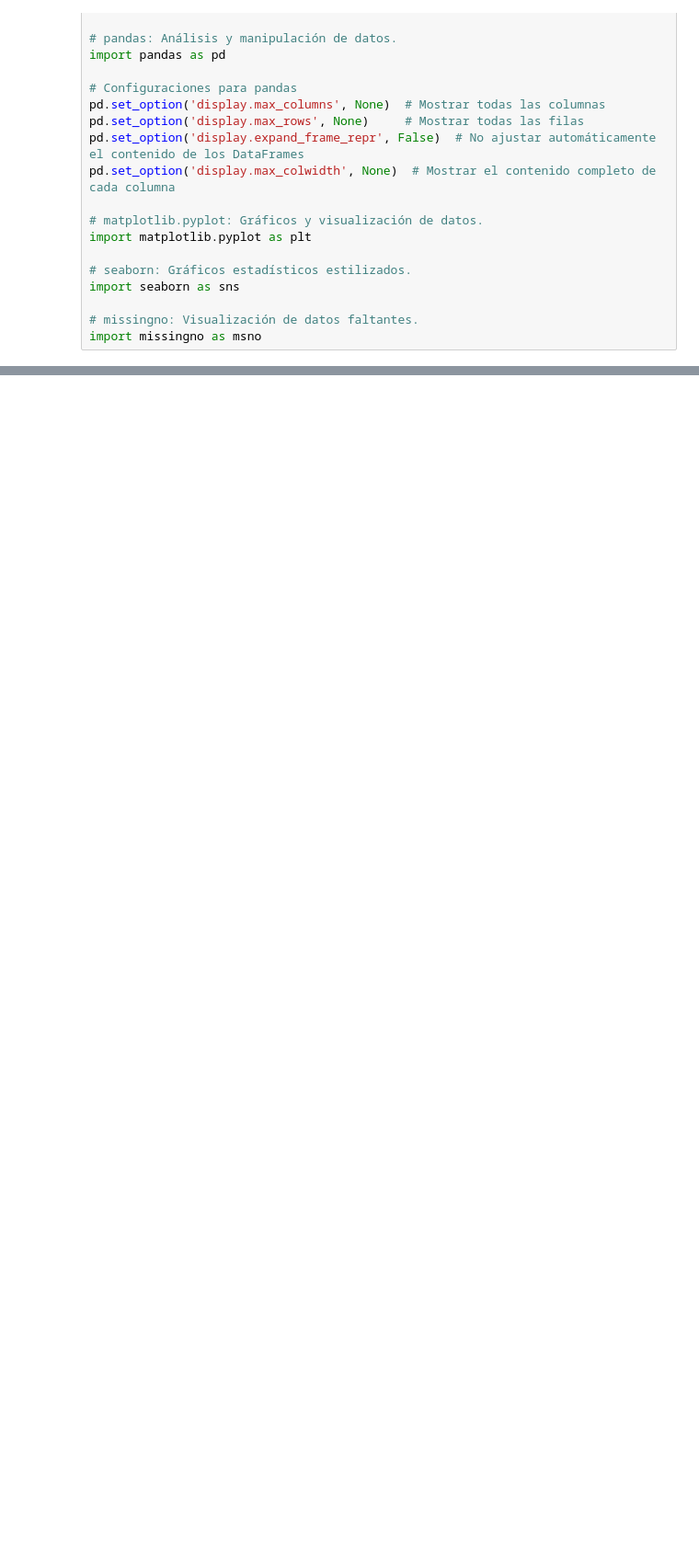
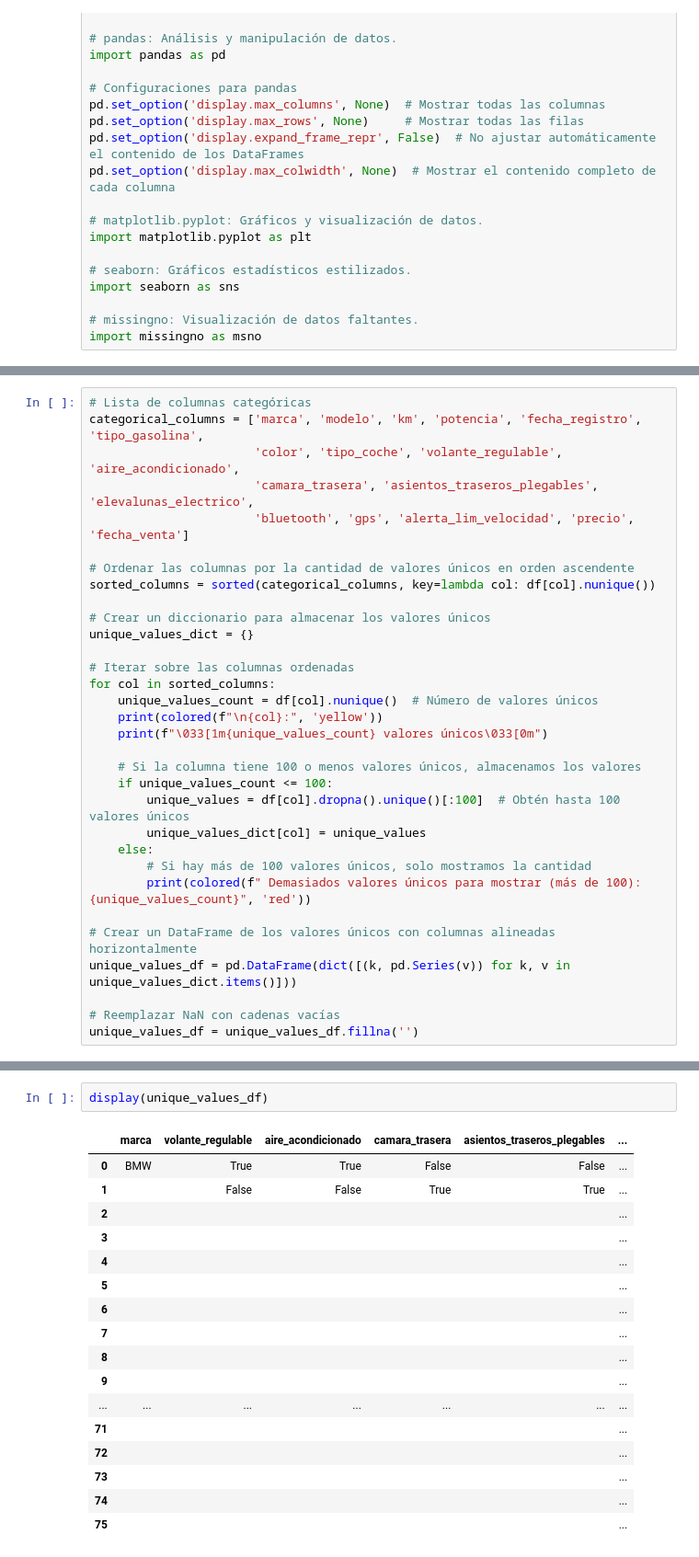
Before and after one commit to Wolfsteno/data-science-projects, a Jupyter notebook: Entregable 1 Data Engineering/main.ipynb, the cells around one changed output, grey strips where cells are left out. Shown at 92% size. Saved outputs shown, nothing was run; the diff lists cells and outputs as text; blank space fills up the shorter version.

```diff
--- a/Entregable 1 Data Engineering/main.ipynb
+++ b/Entregable 1 Data Engineering/main.ipynb
@@ -204,0 +114,32 @@ Ejemplos de 'volante_regulable':
+# %%
+# Lista de columnas categóricas
+categorical_columns = ['marca', 'modelo', 'km', 'potencia', 'fecha_registro', 'tipo_gasolina',
+                       'color', 'tipo_coche', 'volante_regulable', 'aire_acondicionado',
+                       'camara_trasera', 'asientos_traseros_plegables', 'elevalunas_electrico',
+                       'bluetooth', 'gps', 'alerta_lim_velocidad', 'precio', 'fecha_venta']
+
+# Ordenar las columnas por la cantidad de valores únicos en orden ascendente
+sorted_columns = sorted(categorical_columns, key=lambda col: df[col].nunique())
+
+# Crear un diccionario para almacenar los valores únicos
+unique_values_dict = {}
+
+# Iterar sobre las columnas ordenadas
+for col in sorted_columns:
+    unique_values_count = df[col].nunique()  # Número de valores únicos
+    print(colored(f"\n{col}:", 'yellow'))
+    print(f"\033[1m{unique_values_count} valores únicos\033[0m")
+
+    # Si la columna tiene 100 o menos valores únicos, almacenamos los valores
+    if unique_values_count <= 100:
+        unique_values = df[col].dropna().unique()[:100]  # Obtén hasta 100 valores únicos
+        unique_values_dict[col] = unique_values
+    else:
+        # Si hay más de 100 valores únicos, solo mostramos la cantidad
+        print(colored(f" Demasiados valores únicos para mostrar (más de 100): {unique_values_count}", 'red'))
+
+# Crear un DataFrame de los valores únicos con columnas alineadas horizontalmente
+unique_values_df = pd.DataFrame(dict([(k, pd.Series(v)) for k, v in unique_values_dict.items()]))
+
+# Reemplazar NaN con cadenas vacías
+unique_values_df = unique_values_df.fillna('')
@@ -204,0 +166,20 @@ Ejemplos de 'volante_regulable':
+# %%
+display(unique_values_df)
+# %% [output]
+|  | marca | volante_regulable | aire_acondicionado | camara_trasera | asientos_traseros_plegables | ... |
+| 0 | BMW | True | True | False | False | ... |
+| 1 |  | False | False | True | True | ... |
+| 2 |  |  |  |  |  | ... |
+| 3 |  |  |  |  |  | ... |
+| 4 |  |  |  |  |  | ... |
+| 5 |  |  |  |  |  | ... |
+| 6 |  |  |  |  |  | ... |
+| 7 |  |  |  |  |  | ... |
+| 8 |  |  |  |  |  | ... |
+| 9 |  |  |  |  |  | ... |
+| ... | ... | ... | ... | ... | ... | ... |
+| 71 |  |  |  |  |  | ... |
+| 72 |  |  |  |  |  | ... |
+| 73 |  |  |  |  |  | ... |
+| 74 |  |  |  |  |  | ... |
+| 75 |  |  |  |  |  | ... |
```
Also changed, not shown: parts of 30 cells of this notebook, 1 other file.
